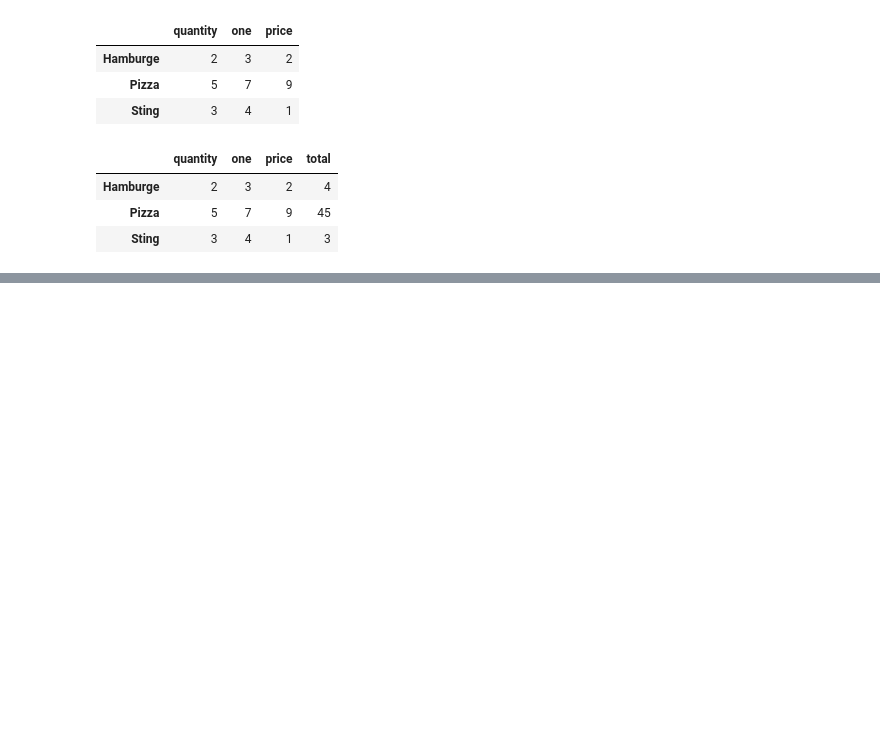
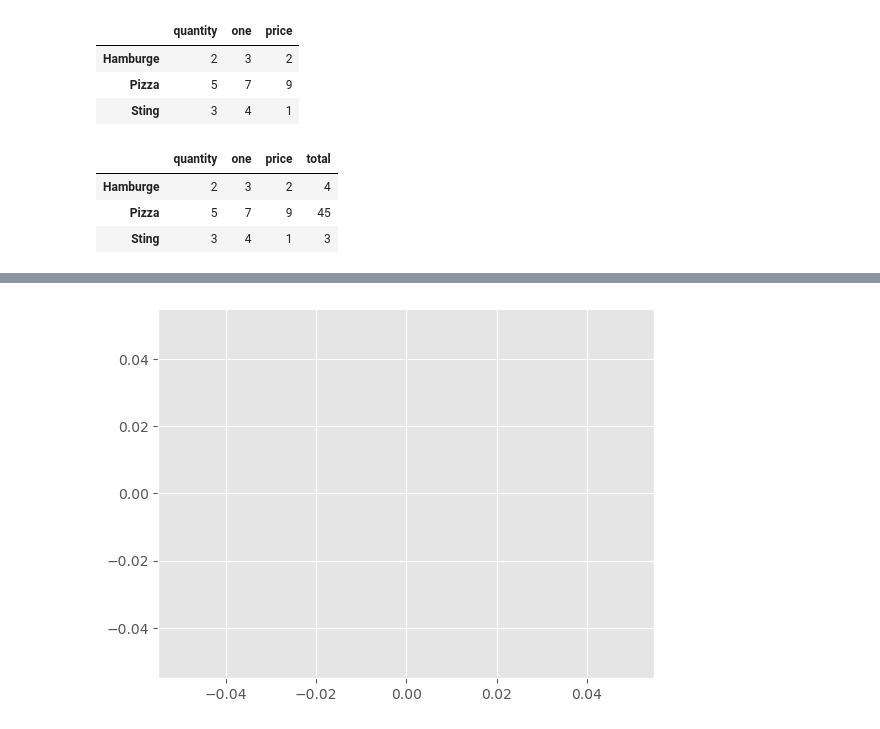
Before and after one commit to PHAMTIEN04/Learn-Python, a Jupyter notebook: AI/Data Science/Test.ipynb, the cells around one changed output, grey strips where cells are left out. Drawn from its saved outputs; the diff is of its cells as text; code cells hidden in the pictures; blank space fills up the shorter version.

```diff
--- a/AI/Data Science/Test.ipynb
+++ b/AI/Data Science/Test.ipynb
@@ -415,0 +442,5 @@ df
+# %%
+plt.style.use('ggplot')
+plt.plot();
+# %% [output]
+[figure, added]
```
Also changed, not shown: parts of 7 cells of this notebook, 6 other files.
